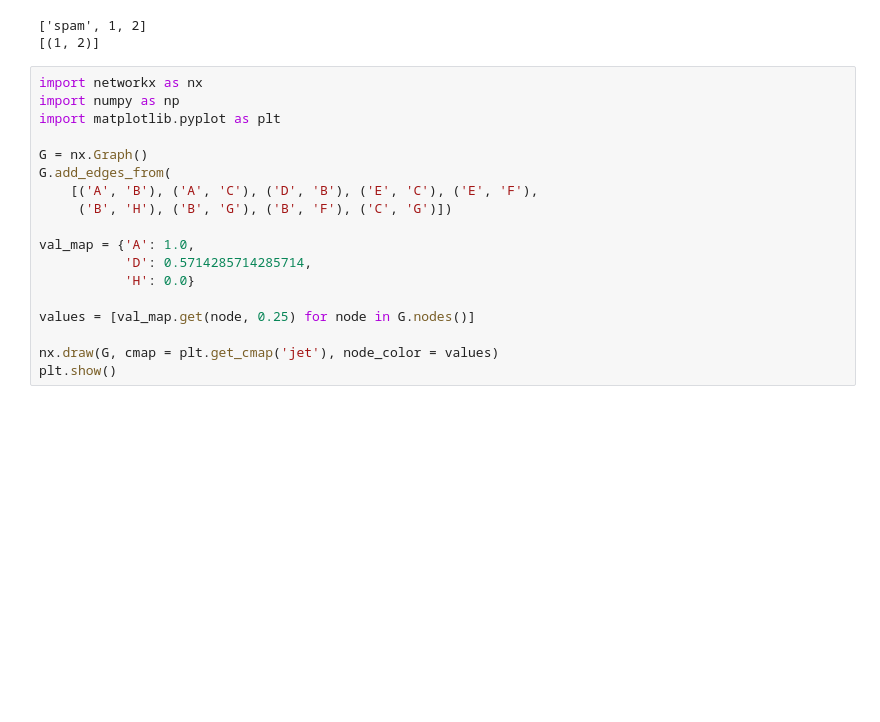
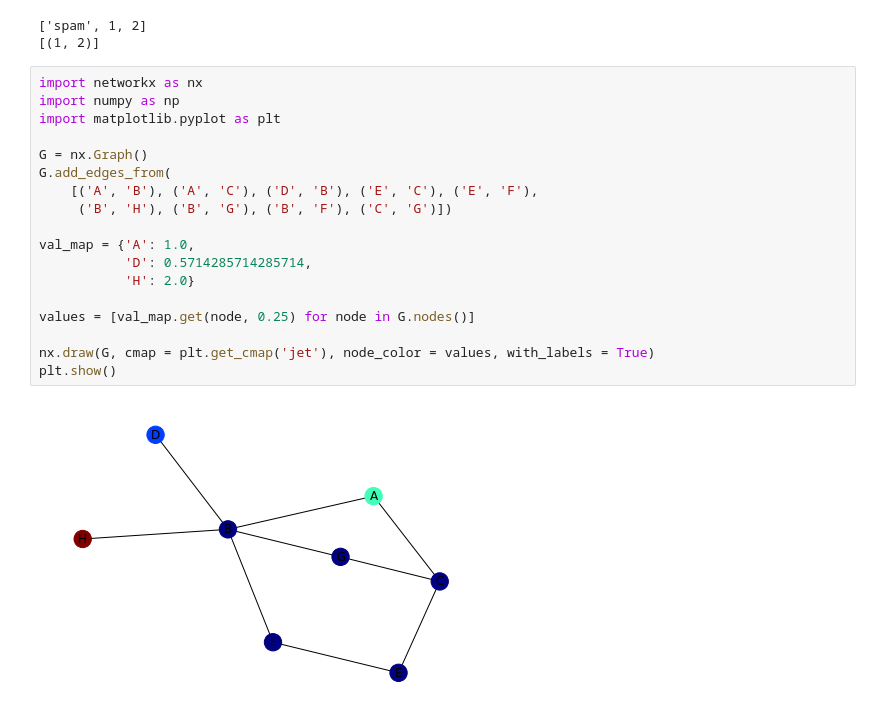
Before and after one commit to fovtran/notebooks, a Jupyter notebook: FlotPlots.ipynb, the cells around one changed output. Drawn from its saved outputs; the diff is of its cells as text; blank space fills up the shorter version.

```diff
--- a/FlotPlots.ipynb
+++ b/FlotPlots.ipynb
@@ -608,18 +591,20 @@ print(G.edges())
 # %%
 import networkx as nx
 import numpy as np
 import matplotlib.pyplot as plt
 
 G = nx.Graph()
 G.add_edges_from(
     [('A', 'B'), ('A', 'C'), ('D', 'B'), ('E', 'C'), ('E', 'F'),
      ('B', 'H'), ('B', 'G'), ('B', 'F'), ('C', 'G')])
 
 val_map = {'A': 1.0,
            'D': 0.5714285714285714,
-           'H': 0.0}
+           'H': 2.0}
 
 values = [val_map.get(node, 0.25) for node in G.nodes()]
 
-nx.draw(G, cmap = plt.get_cmap('jet'), node_color = values)
+nx.draw(G, cmap = plt.get_cmap('jet'), node_color = values, with_labels = True)
 plt.show()
+# %% [output]
+[figure, added]
```
Also changed, not shown: parts of 9 cells of this notebook.
